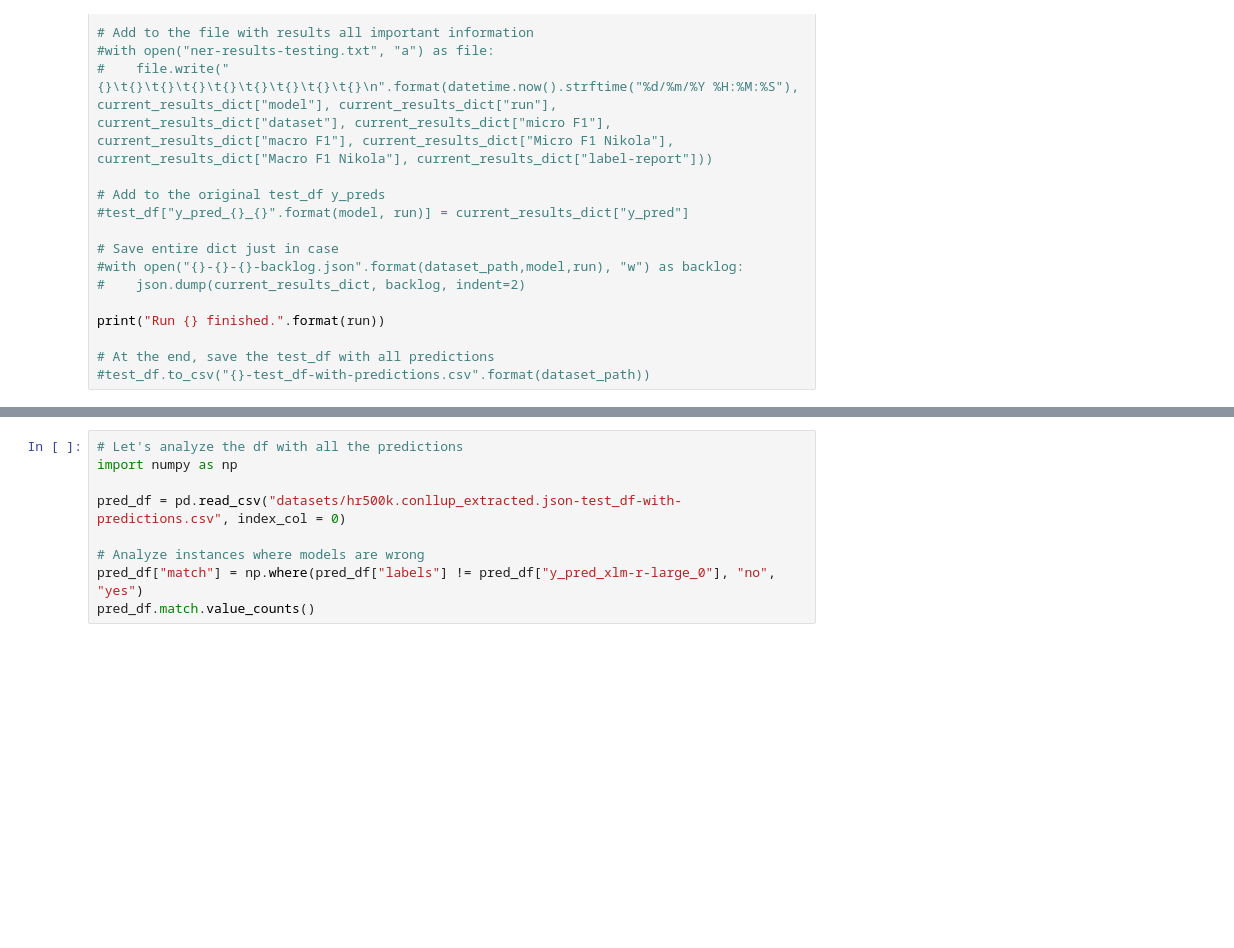
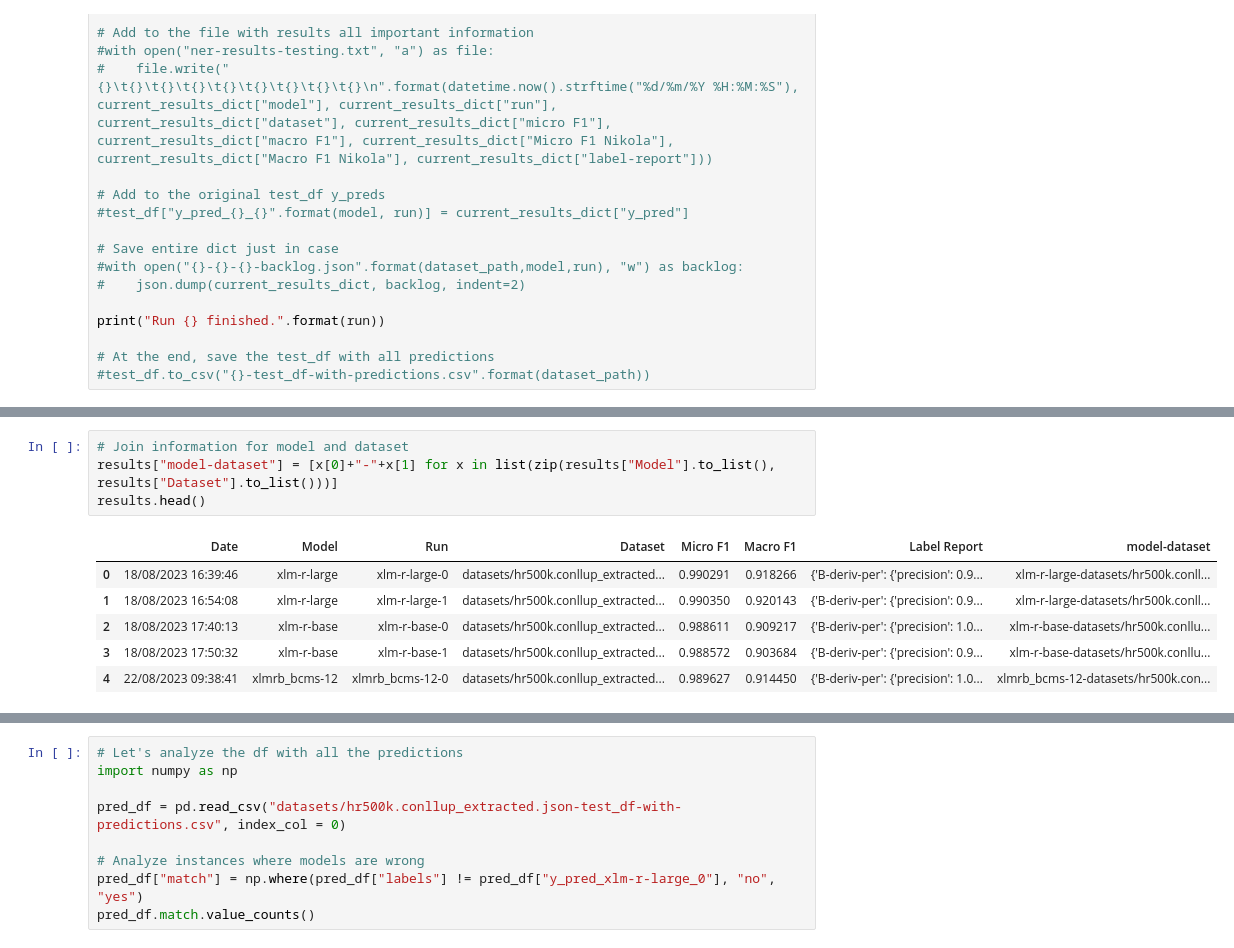
Before and after one commit to TajaKuzman/NER-recognition, a Jupyter notebook: ner-classification.ipynb, the cells around one changed output, grey strips where cells are left out. Saved outputs shown, nothing was run; the diff lists cells and outputs as text; blank space fills up the shorter version.

```diff
--- a/ner-classification.ipynb
+++ b/ner-classification.ipynb
@@ -461,0 +460,11 @@ results
+# %%
+# Join information for model and dataset
+results["model-dataset"] = [x[0]+"-"+x[1] for x in list(zip(results["Model"].to_list(), results["Dataset"].to_list()))]
+results.head()
+# %% [output]
+|  | Date | Model | Run | Dataset | Micro F1 | Macro F1 | Label Report | model-dataset |
+| 0 | 18/08/2023 16:39:46 | xlm-r-large | xlm-r-large-0 | datasets/hr500k.conllup_extracted... | 0.990291 | 0.918266 | {'B-deriv-per': {'precision': 0.9... | xlm-r-large-datasets/hr500k.conll... |
+| 1 | 18/08/2023 16:54:08 | xlm-r-large | xlm-r-large-1 | datasets/hr500k.conllup_extracted... | 0.990350 | 0.920143 | {'B-deriv-per': {'precision': 0.9... | xlm-r-large-datasets/hr500k.conll... |
+| 2 | 18/08/2023 17:40:13 | xlm-r-base | xlm-r-base-0 | datasets/hr500k.conllup_extracted... | 0.988611 | 0.909217 | {'B-deriv-per': {'precision': 1.0... | xlm-r-base-datasets/hr500k.conllu... |
+| 3 | 18/08/2023 17:50:32 | xlm-r-base | xlm-r-base-1 | datasets/hr500k.conllup_extracted... | 0.988572 | 0.903684 | {'B-deriv-per': {'precision': 0.9... | xlm-r-base-datasets/hr500k.conllu... |
+| 4 | 22/08/2023 09:38:41 | xlmrb_bcms-12 | xlmrb_bcms-12-0 | datasets/hr500k.conllup_extracted... | 0.989627 | 0.914450 | {'B-deriv-per': {'precision': 1.0... | xlmrb_bcms-12-datasets/hr500k.con... |
```
Also changed, not shown: parts of 13 cells of this notebook, 17 other files.
